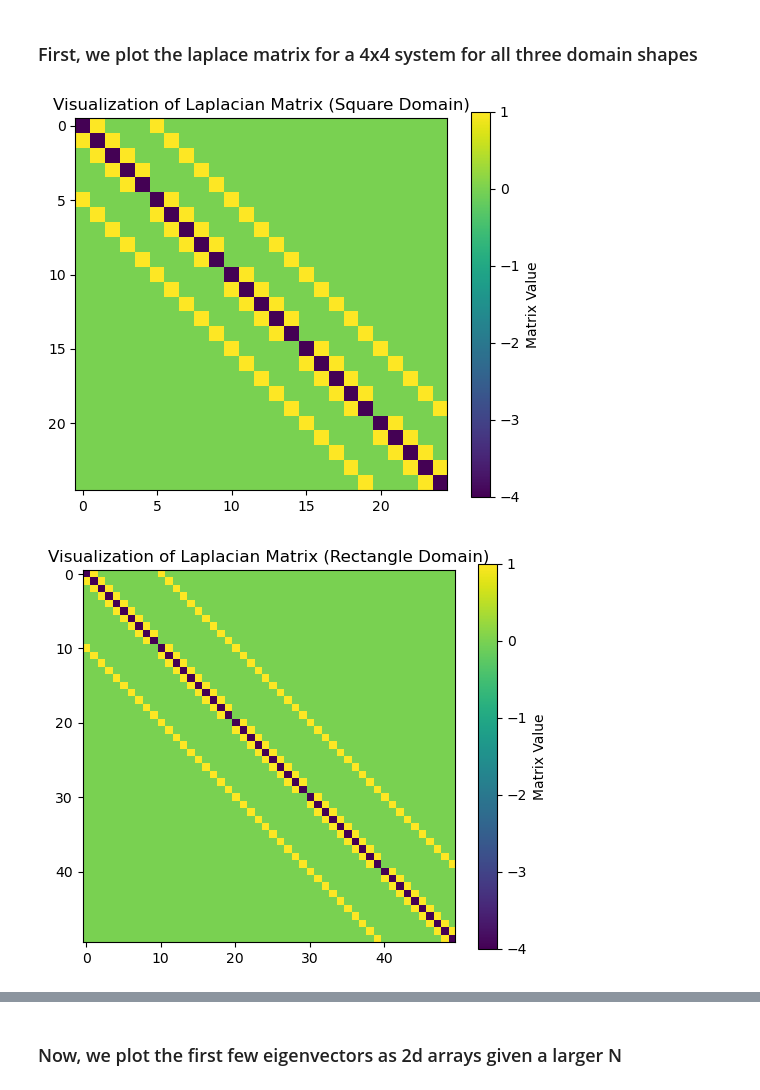
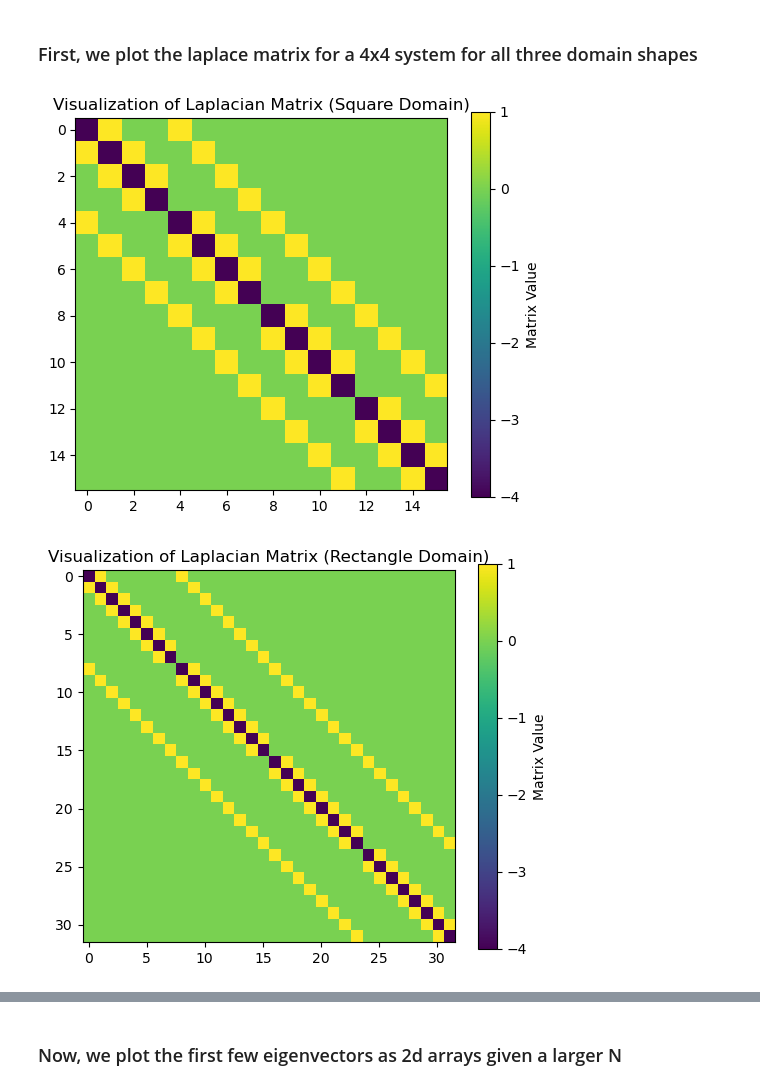
Before and after one commit to marv50/Scientific-Computing-Set-3, a Jupyter notebook: notebook.ipynb, the cells around one changed output, grey strips where cells are left out. Drawn from its saved outputs; the diff is of its cells as text; code cells hidden in the pictures.

```diff
--- a/notebook.ipynb
+++ b/notebook.ipynb
@@ -5,12 +5,12 @@ from src.Eigenmodes import *
 # %% [markdown]
 ### First, we plot the laplace matrix for a 4x4 system for all three domain shapes
 # %%
-N = 5
+N = 4
 domains = ["square", "rectangle", "circle"]
 
 for domain in domains:
     results = simulate_domain(domain, N)
     plot_matrix(results, domain)
 # %% [output]
-[figure, old version]
+[figure, new version]
-[figure, old version]
+[figure, new version]
```
Also changed, not shown: parts of 4 cells of this notebook.
